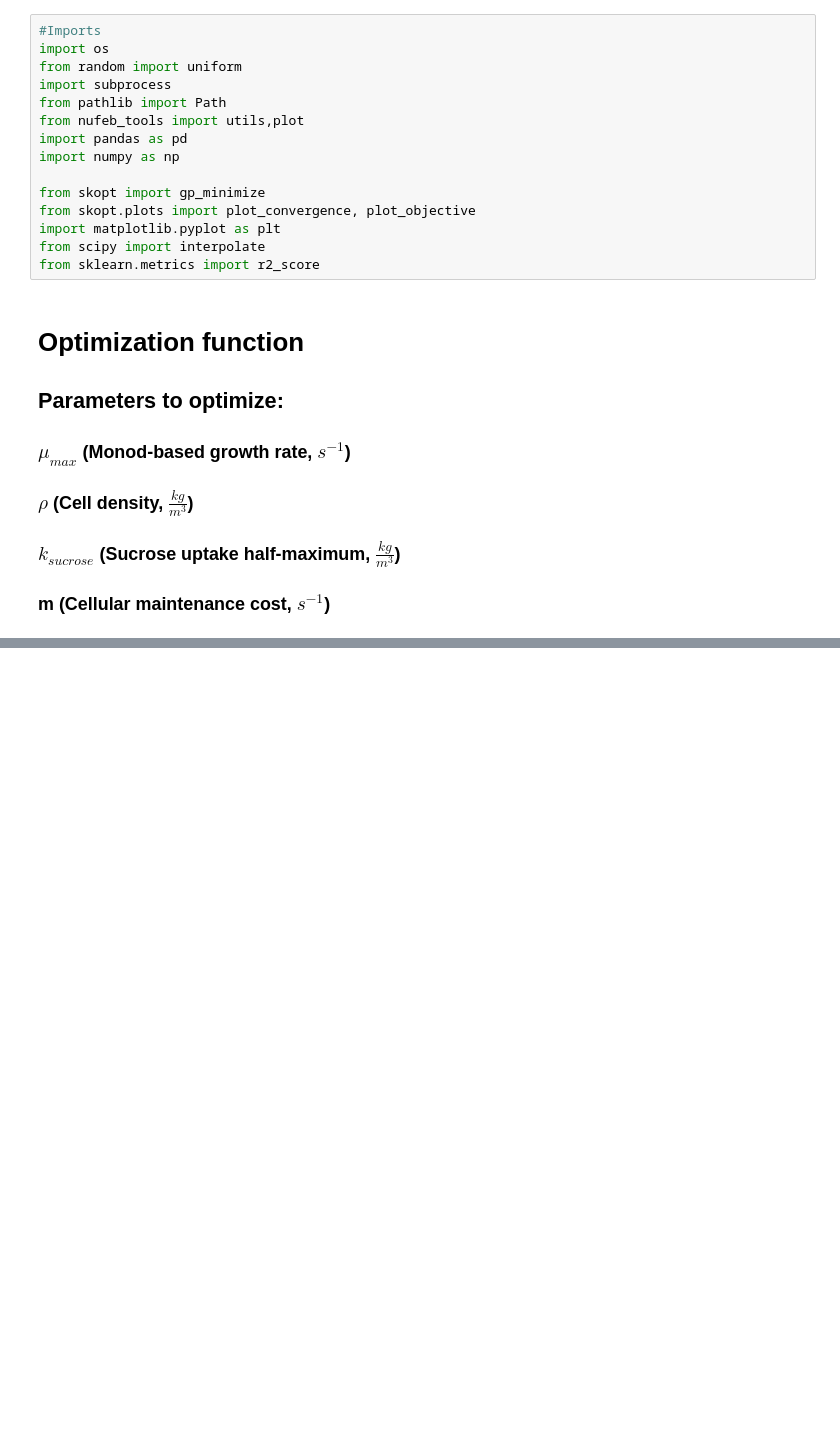
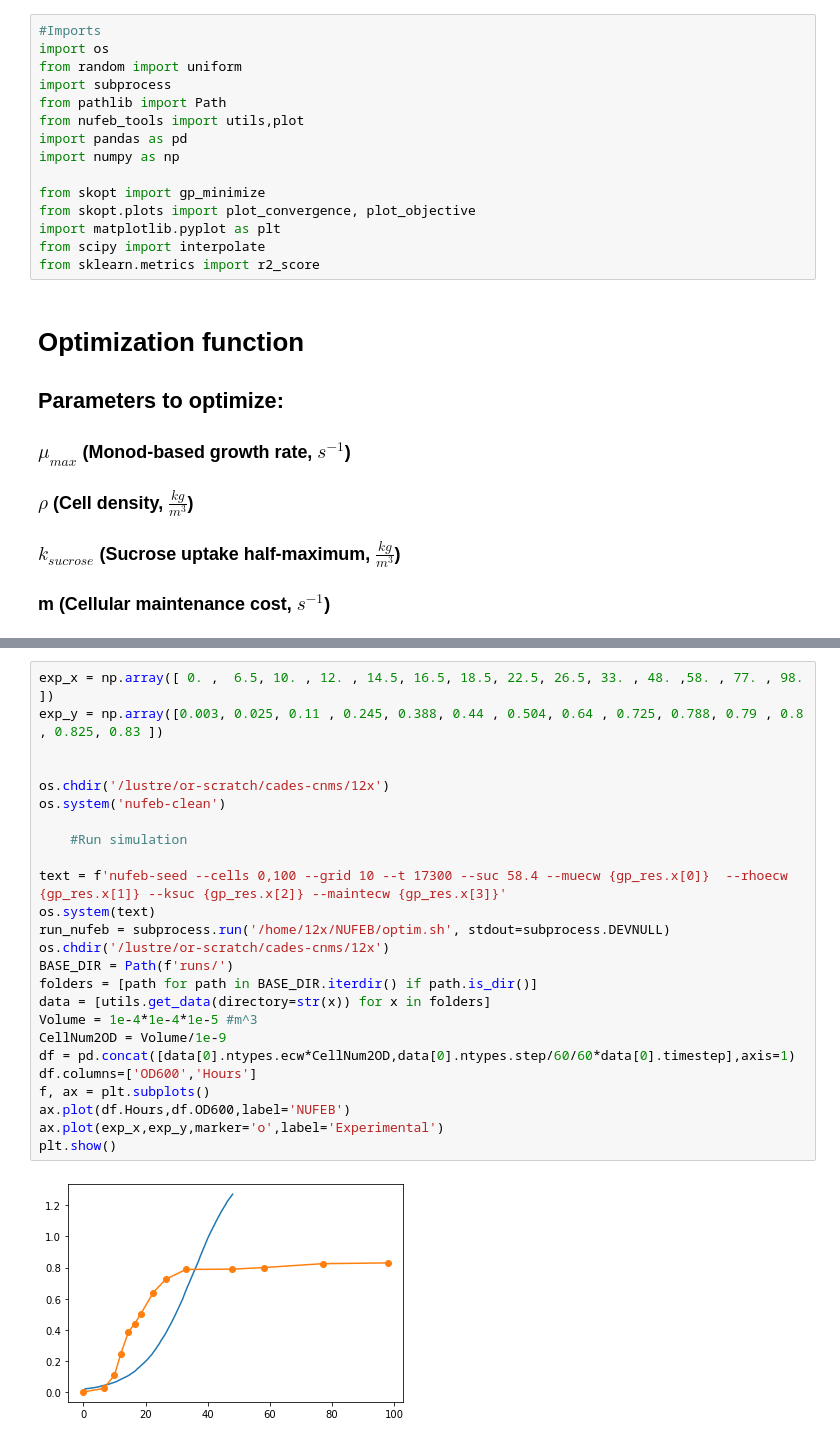
Before and after one commit to Jsakkos/nufeb-cyano-e-coli, a Jupyter notebook: notebooks/optimize-ec.ipynb, the cells around one changed output, grey strips where cells are left out. Cells and saved outputs as stored; diff of their text form; blank space fills up the shorter version.

```diff
--- a/notebooks/optimize-ec.ipynb
+++ b/notebooks/optimize-ec.ipynb
@@ -166,0 +135,27 @@ gp_res.x
+# %%
+exp_x = np.array([ 0. ,  6.5, 10. , 12. , 14.5, 16.5, 18.5, 22.5, 26.5, 33. , 48. ,58. , 77. , 98. ])
+exp_y = np.array([0.003, 0.025, 0.11 , 0.245, 0.388, 0.44 , 0.504, 0.64 , 0.725, 0.788, 0.79 , 0.8  , 0.825, 0.83 ])
+
+
+os.chdir('/lustre/or-scratch/cades-cnms/12x')
+os.system('nufeb-clean')
+
+    #Run simulation
+
+text = f'nufeb-seed --cells 0,100 --grid 10 --t 17300 --suc 58.4 --muecw {gp_res.x[0]}  --rhoecw {gp_res.x[1]} --ksuc {gp_res.x[2]} --maintecw {gp_res.x[3]}'
+os.system(text)
+run_nufeb = subprocess.run('/home/12x/NUFEB/optim.sh', stdout=subprocess.DEVNULL)
+os.chdir('/lustre/or-scratch/cades-cnms/12x')
+BASE_DIR = Path(f'runs/')
+folders = [path for path in BASE_DIR.iterdir() if path.is_dir()]
+data = [utils.get_data(directory=str(x)) for x in folders]
+Volume = 1e-4*1e-4*1e-5 #m^3
+CellNum2OD = Volume/1e-9
+df = pd.concat([data[0].ntypes.ecw*CellNum2OD,data[0].ntypes.step/60/60*data[0].timestep],axis=1)
+df.columns=['OD600','Hours']
+f, ax = plt.subplots()
+ax.plot(df.Hours,df.OD600,label='NUFEB')
+ax.plot(exp_x,exp_y,marker='o',label='Experimental')
+plt.show()
+# %% [output]
+[figure, added]
```
Also changed, not shown: parts of 8 cells of this notebook.
